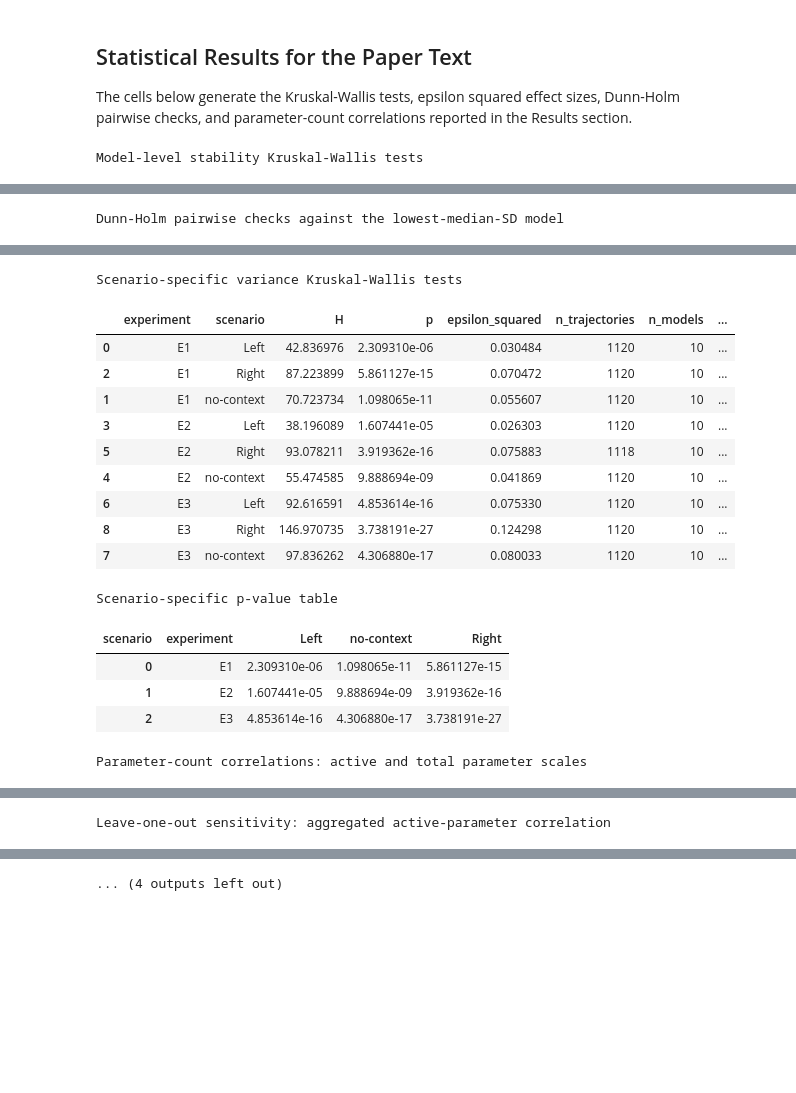
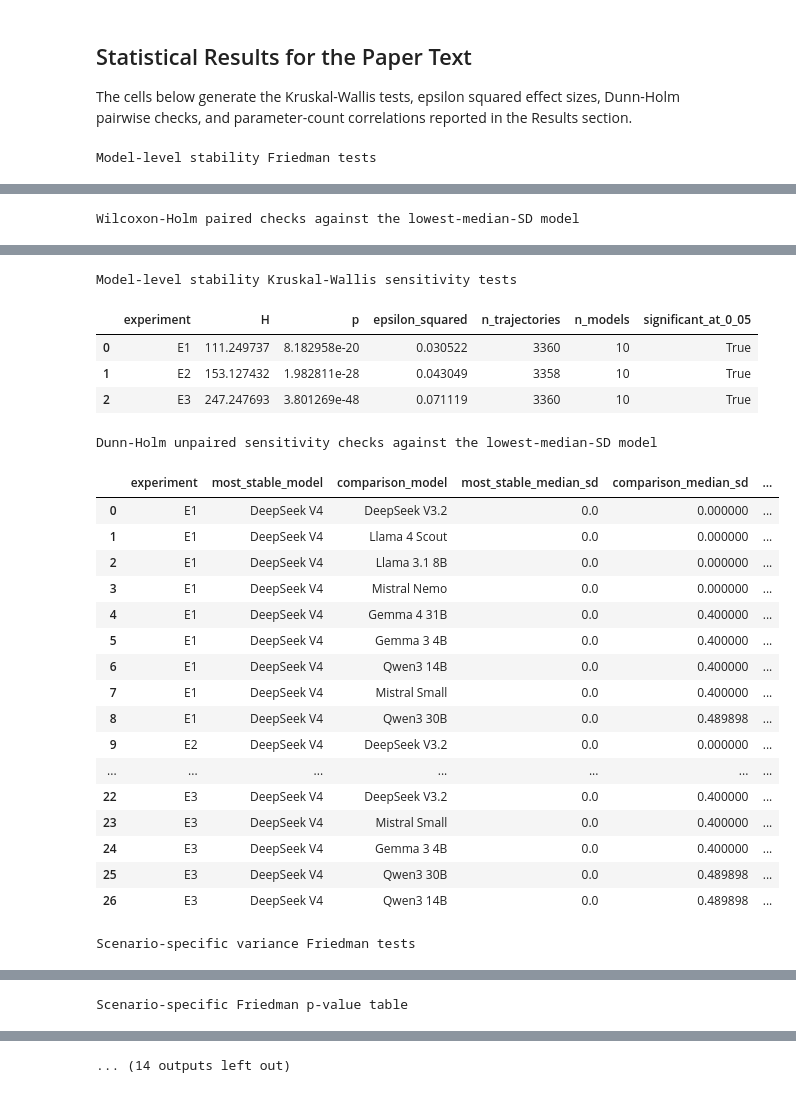
Before and after one commit to graphs4ai/opinion_stability, a Jupyter notebook: analises.ipynb, the cells around one changed output, grey strips where cells are left out. Cells and saved outputs as stored; diff of their text form; code cells hidden in the pictures; blank space fills up the shorter version.

Commit message:
Update model size data and add tests for Friedman analysis in notebook

```diff
--- a/analises.ipynb
+++ b/analises.ipynb
@@ -494,23 +674,40 @@ def cumulative_shift_tests(traj):
 # %%
 model_tests = model_stability_tests(trajectories)
+model_friedman = model_stability_friedman_tests(trajectories)
+wilcoxon_holm = model_stability_wilcoxon_holm(trajectories)
 dunn_holm = model_stability_dunn_holm(trajectories)
 scenario_tests = scenario_variance_tests(trajectories)
+scenario_friedman = scenario_variance_friedman_tests(trajectories)
 scenario_pvalues = scenario_pvalue_table(scenario_tests)
+scenario_friedman_pvalues = scenario_pvalue_table(scenario_friedman)
 size_correlations = parameter_count_correlations(trajectories)
 model_size_leave_one_out = model_size_leave_one_out_table(trajectories)
 axis_tests = issue_axis_tests(trajectories)
 cum_tests = cumulative_shift_tests(trajectories)
+cum_friedman = cumulative_shift_friedman_tests(trajectories)
 
-print('Model-level stability Kruskal-Wallis tests')
+print('Model-level stability Friedman tests')
+display(model_friedman)
+
+print('Wilcoxon-Holm paired checks against the lowest-median-SD model')
+display(wilcoxon_holm)
+
+print('Model-level stability Kruskal-Wallis sensitivity tests')
 display(model_tests)
 
-print('Dunn-Holm pairwise checks against the lowest-median-SD model')
+print('Dunn-Holm unpaired sensitivity checks against the lowest-median-SD model')
 display(dunn_holm)
 
-print('Scenario-specific variance Kruskal-Wallis tests')
+print('Scenario-specific variance Friedman tests')
+display(scenario_friedman)
+
+print('Scenario-specific Friedman p-value table')
+display(scenario_friedman_pvalues)
+
+print('Scenario-specific variance Kruskal-Wallis sensitivity tests')
 display(scenario_tests)
 
-print('Scenario-specific p-value table')
+print('Scenario-specific Kruskal-Wallis p-value table')
 display(scenario_pvalues)
 
 print('Parameter-count correlations: active and total parameter scales')
@@ -522,7 +719,10 @@ display(model_size_leave_one_out)
 print('Issue-axis Kruskal-Wallis tests')
 display(axis_tests)
 
-print('Cumulative-shift Kruskal-Wallis tests')
+print('Cumulative-shift Friedman tests')
+display(cum_friedman)
+
+print('Cumulative-shift Kruskal-Wallis sensitivity tests')
 display(cum_tests)
 # %% [output]
-Model-level stability Kruskal-Wallis tests
+Model-level stability Friedman tests
@@ -533,2 +733,2 @@ Model-level stability Kruskal-Wallis tests
-Dunn-Holm pairwise checks against the lowest-median-SD model
+Wilcoxon-Holm paired checks against the lowest-median-SD model
 |  | experiment | most_stable_model | comparison_model | most_stable_median_sd | comparison_median_sd | ... |
@@ -551,17 +751,24 @@ Dunn-Holm pairwise checks against the lowest-median-SD model
-Scenario-specific variance Kruskal-Wallis tests
+Model-level stability Kruskal-Wallis sensitivity tests
-|  | experiment | scenario | H | p | epsilon_squared | n_trajectories | n_models | ... |
-| 0 | E1 | Left | 42.836976 | 2.309310e-06 | 0.030484 | 1120 | 10 | ... |
-| 2 | E1 | Right | 87.223899 | 5.861127e-15 | 0.070472 | 1120 | 10 | ... |
-| 1 | E1 | no-context | 70.723734 | 1.098065e-11 | 0.055607 | 1120 | 10 | ... |
-| 3 | E2 | Left | 38.196089 | 1.607441e-05 | 0.026303 | 1120 | 10 | ... |
-| 5 | E2 | Right | 93.078211 | 3.919362e-16 | 0.075883 | 1118 | 10 | ... |
-| 4 | E2 | no-context | 55.474585 | 9.888694e-09 | 0.041869 | 1120 | 10 | ... |
-| 6 | E3 | Left | 92.616591 | 4.853614e-16 | 0.075330 | 1120 | 10 | ... |
-| 8 | E3 | Right | 146.970735 | 3.738191e-27 | 0.124298 | 1120 | 10 | ... |
-| 7 | E3 | no-context | 97.836262 | 4.306880e-17 | 0.080033 | 1120 | 10 | ... |
+|  | experiment | H | p | epsilon_squared | n_trajectories | n_models | significant_at_0_05 |
+| 0 | E1 | 111.249737 | 8.182958e-20 | 0.030522 | 3360 | 10 | True |
+| 1 | E2 | 153.127432 | 1.982811e-28 | 0.043049 | 3358 | 10 | True |
+| 2 | E3 | 247.247693 | 3.801269e-48 | 0.071119 | 3360 | 10 | True |
-Scenario-specific p-value table
+Dunn-Holm unpaired sensitivity checks against the lowest-median-SD model
-| scenario | experiment | Left | no-context | Right |
-| 0 | E1 | 2.309310e-06 | 1.098065e-11 | 5.861127e-15 |
-| 1 | E2 | 1.607441e-05 | 9.888694e-09 | 3.919362e-16 |
-| 2 | E3 | 4.853614e-16 | 4.306880e-17 | 3.738191e-27 |
+|  | experiment | most_stable_model | comparison_model | most_stable_median_sd | comparison_median_sd | ... |
+| 0 | E1 | DeepSeek V4 | DeepSeek V3.2 | 0.0 | 0.000000 | ... |
+| 1 | E1 | DeepSeek V4 | Llama 4 Scout | 0.0 | 0.000000 | ... |
+| 2 | E1 | DeepSeek V4 | Llama 3.1 8B | 0.0 | 0.000000 | ... |
+| 3 | E1 | DeepSeek V4 | Mistral Nemo | 0.0 | 0.000000 | ... |
+| 4 | E1 | DeepSeek V4 | Gemma 4 31B | 0.0 | 0.400000 | ... |
+| 5 | E1 | DeepSeek V4 | Gemma 3 4B | 0.0 | 0.400000 | ... |
+| 6 | E1 | DeepSeek V4 | Qwen3 14B | 0.0 | 0.400000 | ... |
+| 7 | E1 | DeepSeek V4 | Mistral Small | 0.0 | 0.400000 | ... |
+| 8 | E1 | DeepSeek V4 | Qwen3 30B | 0.0 | 0.489898 | ... |
+| 9 | E2 | DeepSeek V4 | DeepSeek V3.2 | 0.0 | 0.000000 | ... |
+| ... | ... | ... | ... | ... | ... | ... |
+| 22 | E3 | DeepSeek V4 | DeepSeek V3.2 | 0.0 | 0.400000 | ... |
+| 23 | E3 | DeepSeek V4 | Mistral Small | 0.0 | 0.400000 | ... |
+| 24 | E3 | DeepSeek V4 | Gemma 3 4B | 0.0 | 0.400000 | ... |
+| 25 | E3 | DeepSeek V4 | Qwen3 30B | 0.0 | 0.489898 | ... |
+| 26 | E3 | DeepSeek V4 | Qwen3 14B | 0.0 | 0.489898 | ... |
-Parameter-count correlations: active and total parameter scales
+Scenario-specific variance Friedman tests
@@ -577 +785 @@ Parameter-count correlations: active and total parameter scales
-Leave-one-out sensitivity: aggregated active-parameter correlation
+Scenario-specific Friedman p-value table
@@ -589 +790 @@ Leave-one-out sensitivity: aggregated active-parameter correlation
-... (4 outputs left out)
+... (14 outputs left out)
```
Also changed, not shown: parts of 5 cells of this notebook, 2 other files.
